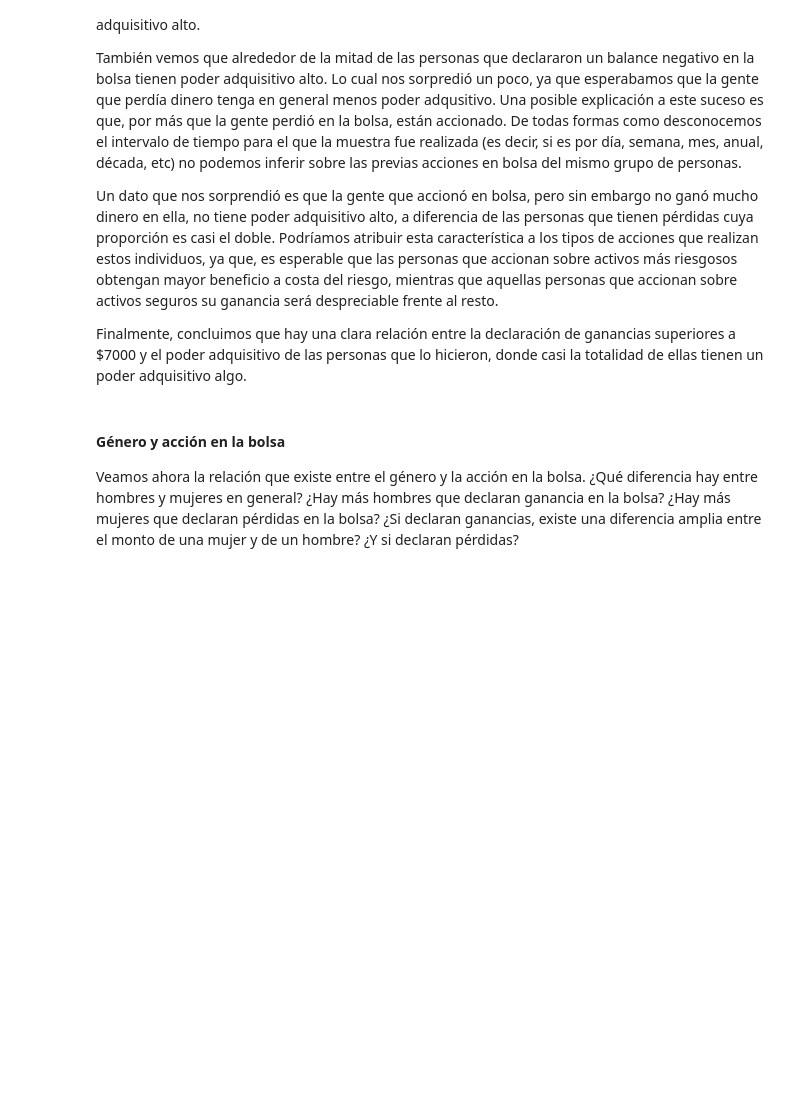
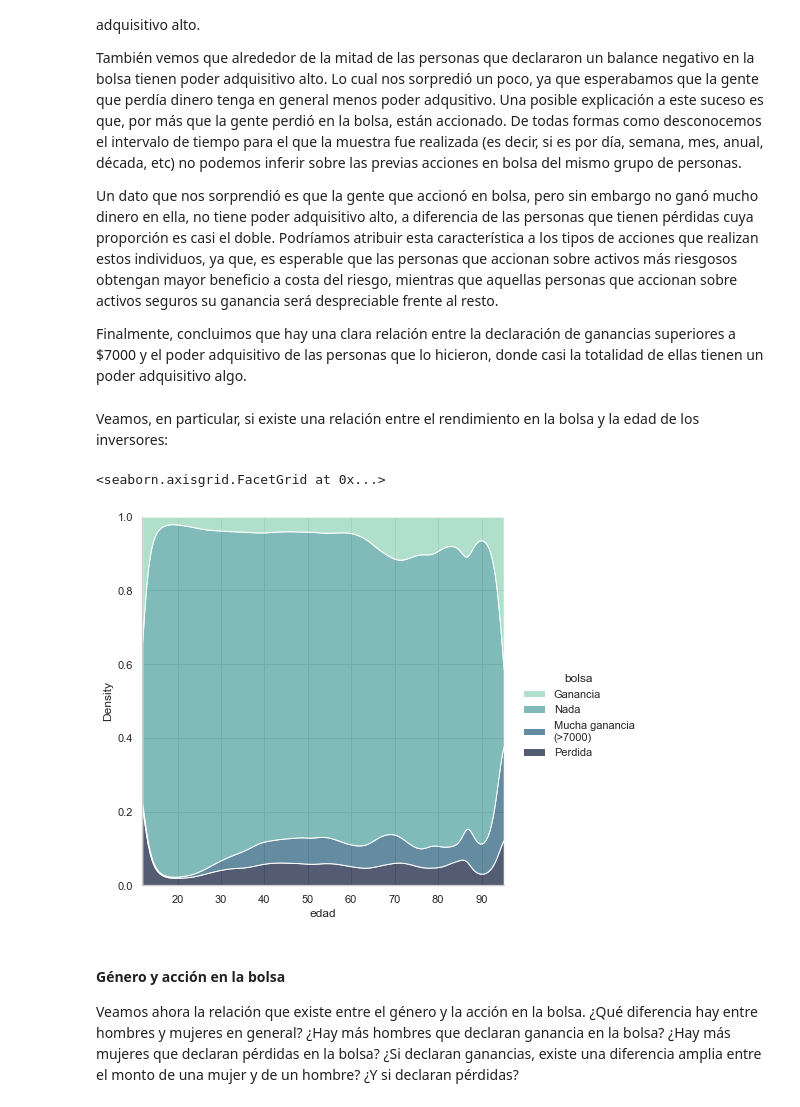
Before and after one commit to ncontinanza/tp-datos-1c2021-de-angelis-riva-continanza, a Jupyter notebook: Trabajo práctico N°1.ipynb, the cells around one changed output. Cells and saved outputs as stored; diff of their text form; code cells hidden in the pictures; blank space fills up the shorter version.

Commit message:
Agrego grafico de bolsa y edad

```diff
--- a/Trabajo práctico N°1.ipynb
+++ b/Trabajo práctico N°1.ipynb
@@ -376,6 +441,24 @@ Podríamos atribuir esta característica a los tipos de acciones que realizan es
 
 
 Finalmente, concluimos que hay una clara relación entre la declaración de ganancias superiores a \$7000 y el poder adquisitivo de las personas que lo hicieron, donde casi la totalidad de ellas tienen un poder adquisitivo algo.
+# %% [markdown]
+Veamos, en particular, si existe una relación entre el rendimiento en la bolsa y la edad de los inversores:
+# %%
+df_tmp = df[['ganancia_perdida_declarada_bolsa_argentina', 'edad']].copy()
+df_tmp['bolsa'] = df['ganancia_perdida_declarada_bolsa_argentina'].apply(designar_accion)
+del df_tmp['ganancia_perdida_declarada_bolsa_argentina']
+
+sns.set_theme(style="whitegrid")
+sns.displot(
+    data=df_tmp,
+    x="edad", hue="bolsa",
+    kind="kde", height=6,
+    multiple="fill", clip=(0, None),
+    palette="ch:rot=-.35,hue=1,light=.75",
+)
+# %% [output]
+<seaborn.axisgrid.FacetGrid at 0x...>
+[figure, added]
 # %% [markdown]
 #### Género y acción en la bolsa
 Veamos ahora la relación que existe entre el género y la acción en la bolsa. ¿Qué diferencia hay entre hombres y mujeres en general? ¿Hay más hombres que declaran ganancia en la bolsa? ¿Hay más mujeres que declaran pérdidas en la bolsa?
```
Also changed, not shown: parts of 20 cells of this notebook.
